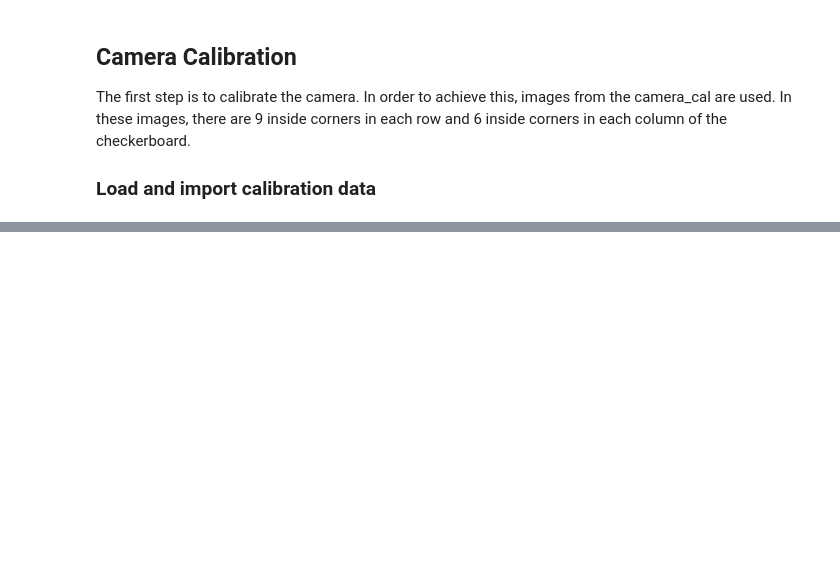
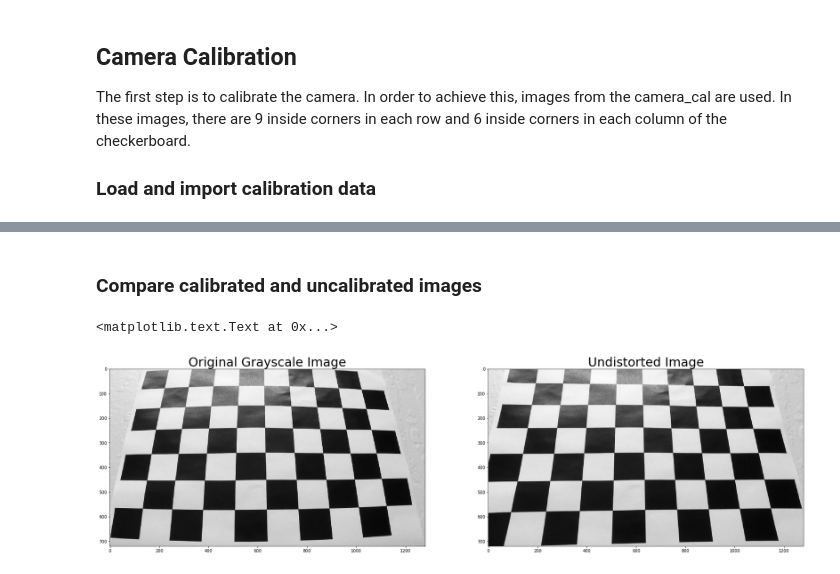
Before and after one commit to alisoltani/UdacityCarND-Project4, a Jupyter notebook: AdvancedLaneDetection.ipynb, the cells around one changed output, grey strips where cells are left out. Drawn from its saved outputs; the diff is of its cells as text; code cells hidden in the pictures; blank space fills up the shorter version.

```diff
--- a/AdvancedLaneDetection.ipynb
+++ b/AdvancedLaneDetection.ipynb
@@ -49,0 +65,19 @@ if ret == True:
+# %% [markdown]
+### Compare calibrated and uncalibrated images
+# %%
+image = cv2.imread(imagefiles[13])
+gray = cv2.cvtColor(image, cv2.COLOR_BGR2GRAY)
+
+# Do camera calibration given object points and image points
+ret, mtx, dist, rvecs, tvecs = cv2.calibrateCamera(objpoints, imgpoints, gray.shape[::-1],None,None)
+undist = cv2.undistort(gray, mtx, dist, None, mtx)
+
+# Visualize undistortion
+f, (ax1, ax2) = plt.subplots(1, 2, figsize=(30,10))
+ax1.imshow(gray, cmap='gray')
+ax1.set_title('Original Grayscale Image', fontsize=30)
+ax2.imshow(undist, cmap='gray')
+ax2.set_title('Undistorted Image', fontsize=30)
+# %% [output]
+<matplotlib.text.Text at 0x...>
+[figure, added]
```
Also changed, not shown: parts of 21 cells of this notebook.
